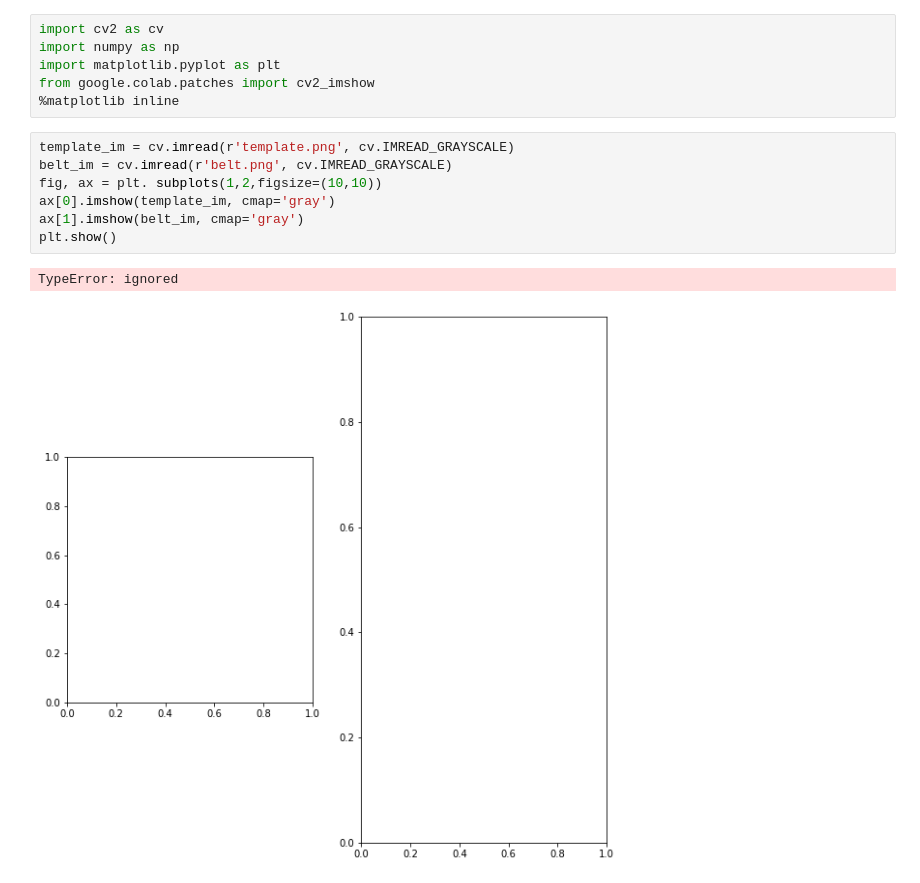
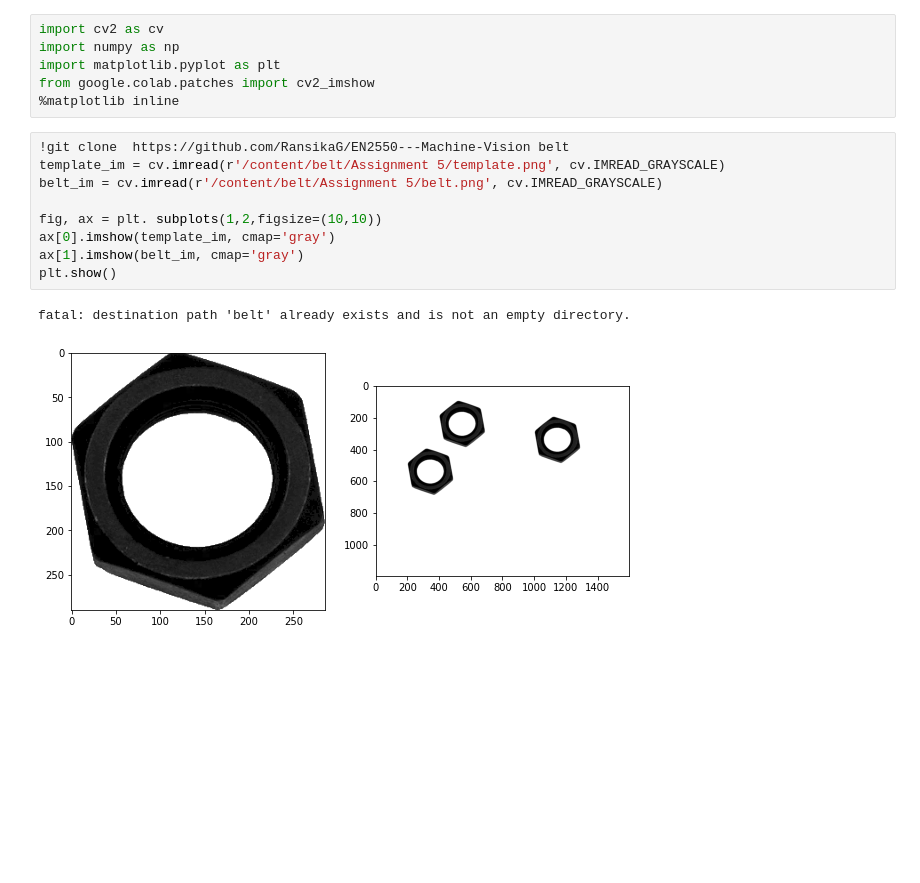
Before and after one commit to RansikaG/Machine-Vision, a Jupyter notebook: Assignment 5/Object Counting on a Conveyor belt.ipynb, the cells around one changed output. Saved outputs shown, nothing was run; the diff lists cells and outputs as text; blank space fills up the shorter version.

Commit message:
Importing Images

```diff
--- a/Assignment 5/Object Counting on a Conveyor belt.ipynb
+++ b/Assignment 5/Object Counting on a Conveyor belt.ipynb
@@ -5,12 +5,14 @@ import matplotlib.pyplot as plt
 from google.colab.patches import cv2_imshow
 %matplotlib inline
 # %%
-template_im = cv.imread(r'template.png', cv.IMREAD_GRAYSCALE)
-belt_im = cv.imread(r'belt.png', cv.IMREAD_GRAYSCALE)
+!git clone  https://github.com/RansikaG/EN2550---Machine-Vision belt
+template_im = cv.imread(r'/content/belt/Assignment 5/template.png', cv.IMREAD_GRAYSCALE)
+belt_im = cv.imread(r'/content/belt/Assignment 5/belt.png', cv.IMREAD_GRAYSCALE)
+
 fig, ax = plt. subplots(1,2,figsize=(10,10))
 ax[0].imshow(template_im, cmap='gray')
 ax[1].imshow(belt_im, cmap='gray')
 plt.show()
 # %% [output]
-TypeError: ignored
+fatal: destination path 'belt' already exists and is not an empty directory.
-[figure, old version]
+[figure, new version]
```
